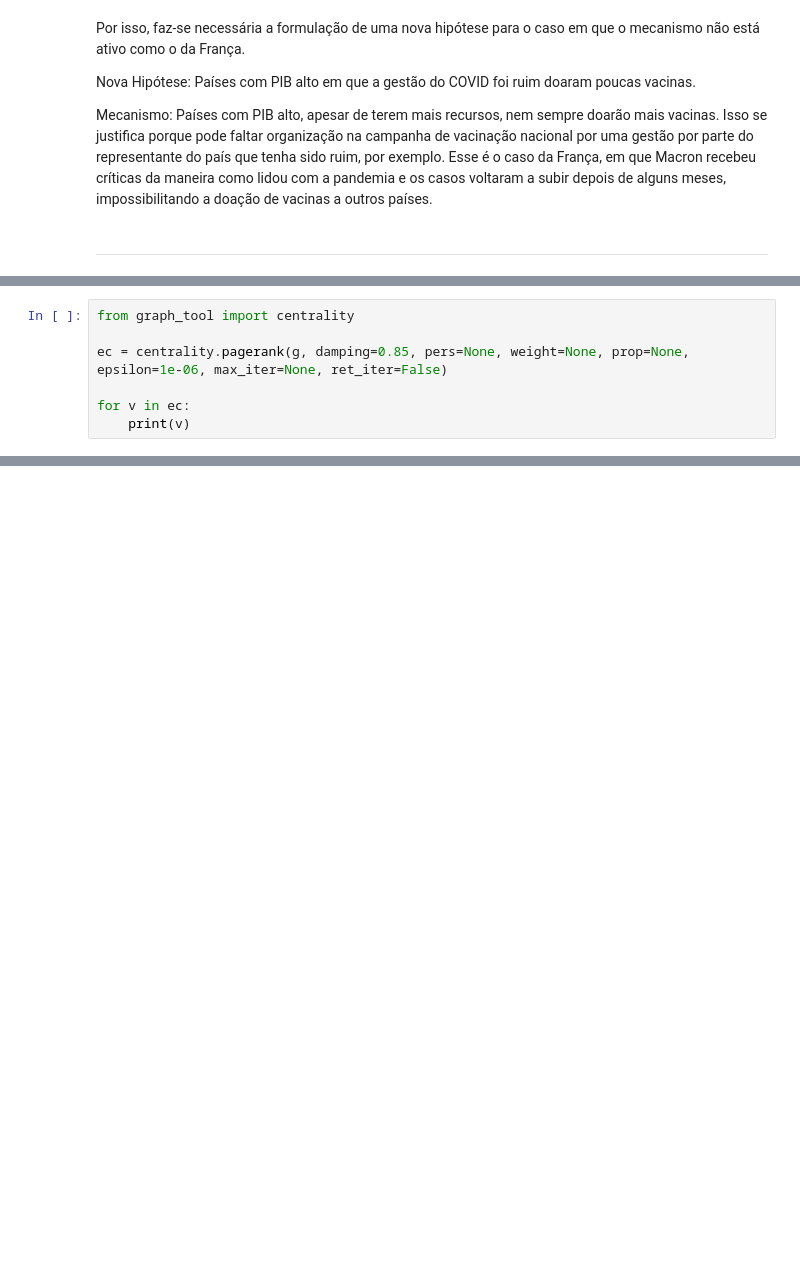
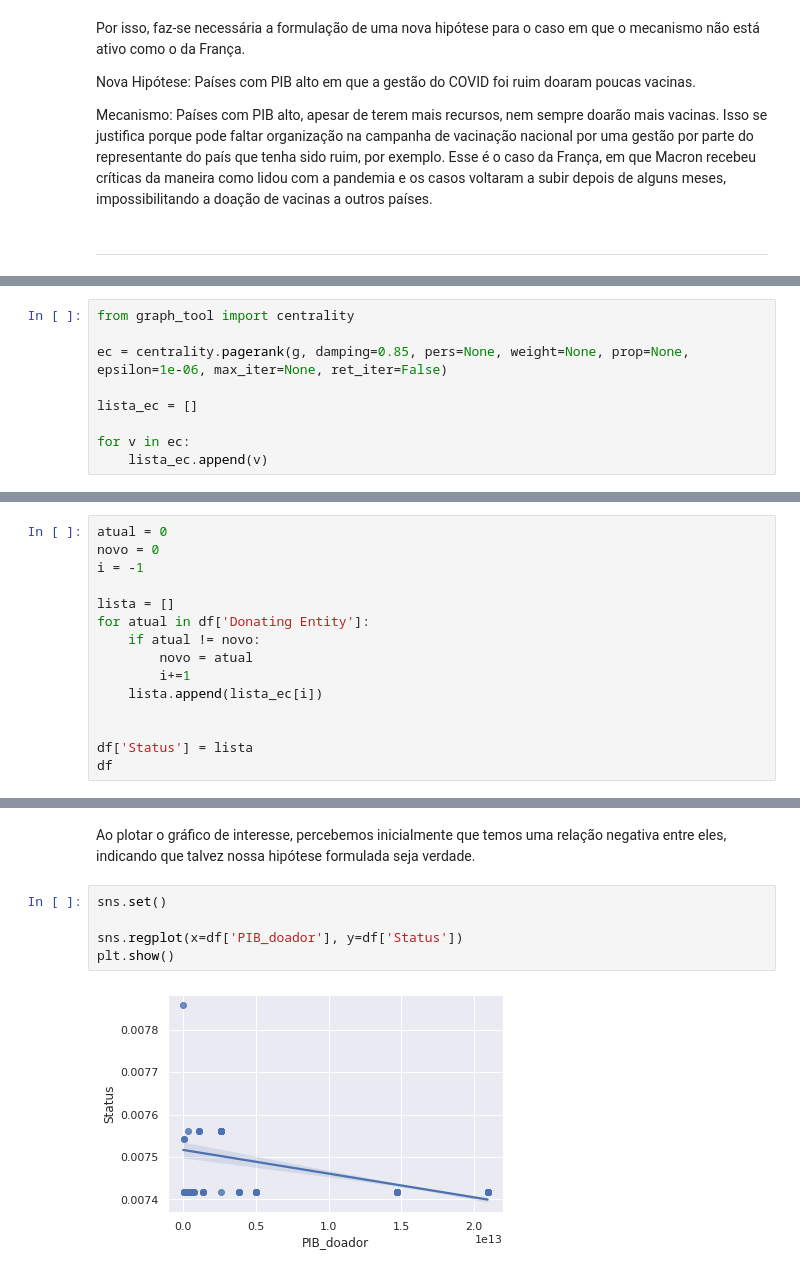
Before and after one commit to hashiprobr-classroom/parte-tecnica-do-projeto-matbiajaoana, a Jupyter notebook: notebooks/Projeto.ipynb, the cells around one changed output, grey strips where cells are left out. Cells and saved outputs as stored; diff of their text form; blank space fills up the shorter version.

```diff
--- a/notebooks/Projeto.ipynb
+++ b/notebooks/Projeto.ipynb
@@ -411,5 +417,7 @@ from graph_tool import centrality
 
 ec = centrality.pagerank(g, damping=0.85, pers=None, weight=None, prop=None, epsilon=1e-06, max_iter=None, ret_iter=False)
 
+lista_ec = []
+
 for v in ec:
-    print(v)
+    lista_ec.append(v)
@@ -415,0 +430,15 @@ for v in ec:
+# %%
+atual = 0
+novo = 0
+i = -1
+
+lista = []
+for atual in df['Donating Entity']:
+    if atual != novo:
+        novo = atual
+        i+=1
+    lista.append(lista_ec[i])
+
+
+df['Status'] = lista
+df
@@ -415,0 +459,9 @@ for v in ec:
+# %% [markdown]
+Ao plotar o gráfico de interesse, percebemos inicialmente que temos uma relação negativa entre eles, indicando que talvez nossa hipótese formulada seja verdade.
+# %%
+sns.set()
+
+sns.regplot(x=df['PIB_doador'], y=df['Status'])
+plt.show()
+# %% [output]
+[figure, added]
```
Also changed, not shown: parts of 18 cells of this notebook.
